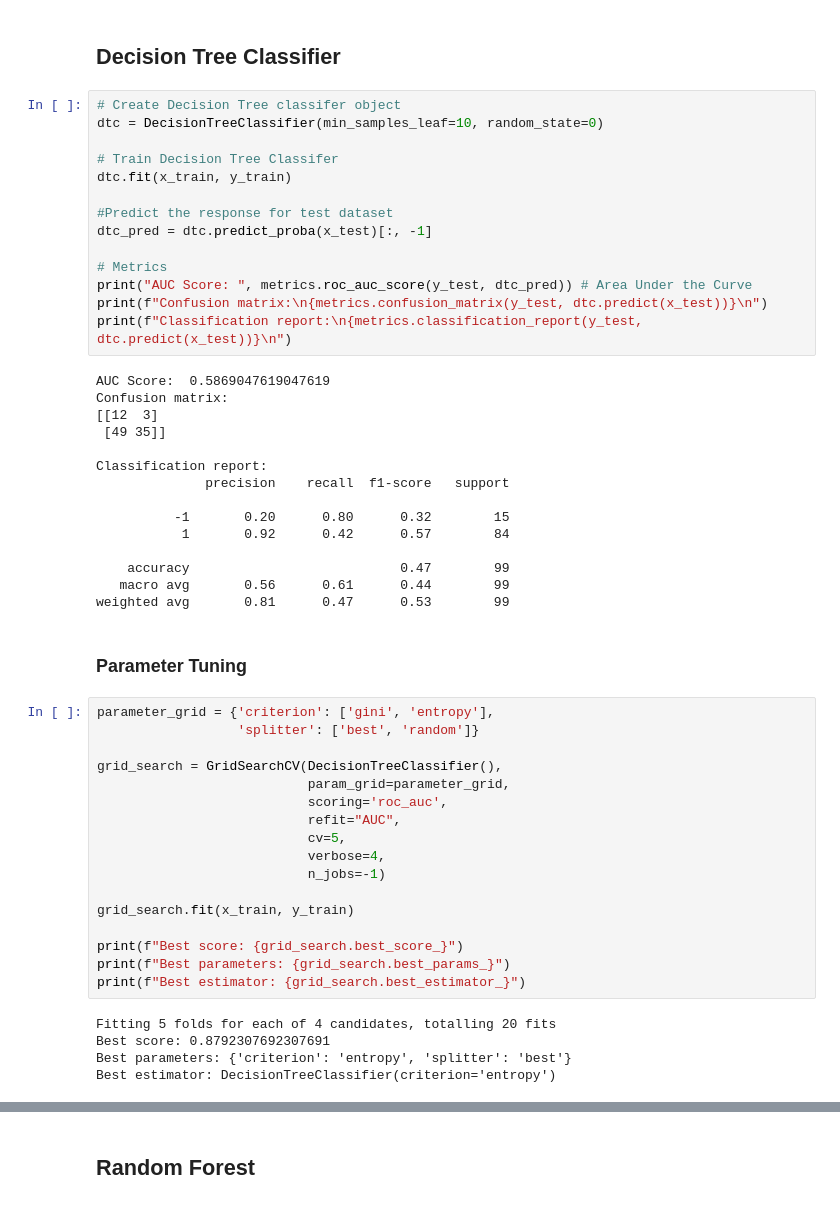
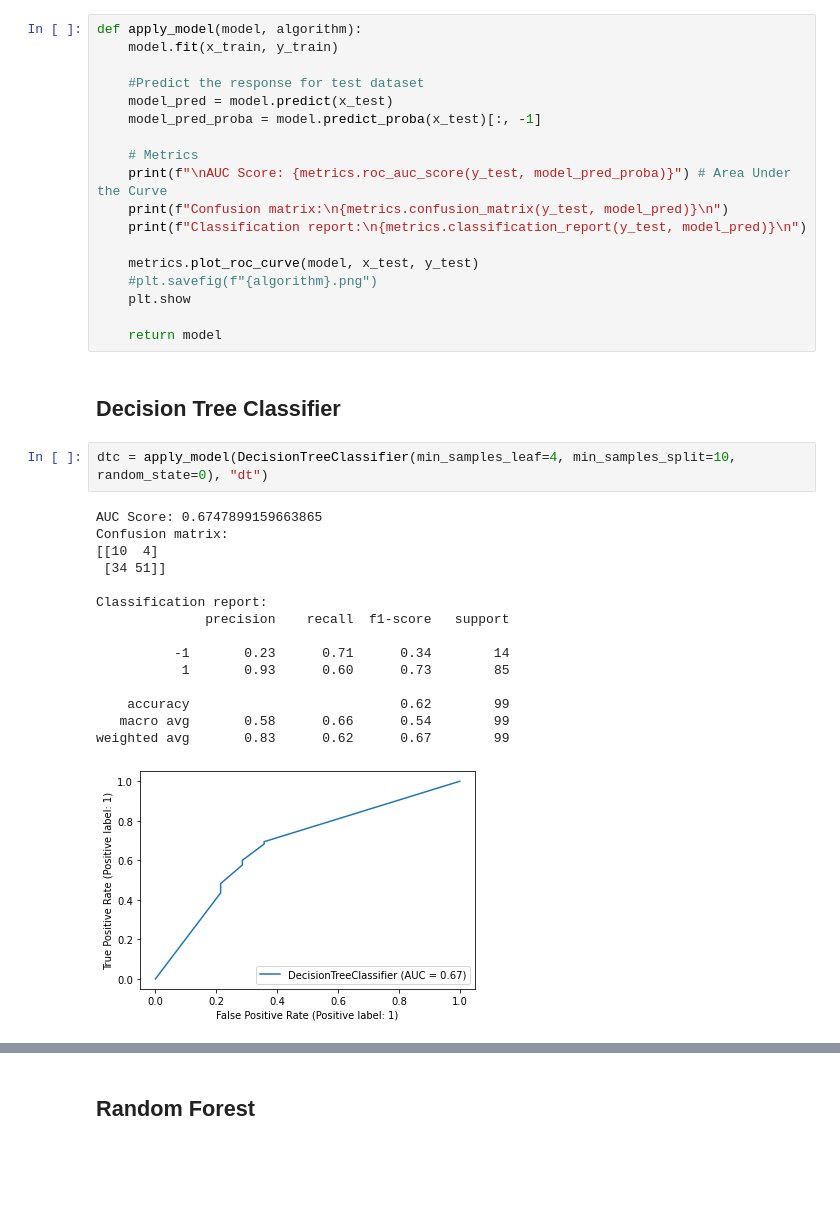
Before and after one commit to Ca-moes/AC, a Jupyter notebook: model.ipynb, the cells around one changed output, grey strips where cells are left out. Saved outputs shown, nothing was run; the diff lists cells and outputs as text; blank space fills up the shorter version.

Commit message:
Separated tuning and models notebook

```diff
--- a/model.ipynb
+++ b/model.ipynb
@@ -71,55 +65,38 @@ x_test = scaler.fit_transform(x_test)
+# %%
+def apply_model(model, algorithm):
+    model.fit(x_train, y_train)
+
+    #Predict the response for test dataset
+    model_pred = model.predict(x_test)
+    model_pred_proba = model.predict_proba(x_test)[:, -1]
+
+    # Metrics
+    print(f"\nAUC Score: {metrics.roc_auc_score(y_test, model_pred_proba)}") # Area Under the Curve
+    print(f"Confusion matrix:\n{metrics.confusion_matrix(y_test, model_pred)}\n")
+    print(f"Classification report:\n{metrics.classification_report(y_test, model_pred)}\n")
+
+    metrics.plot_roc_curve(model, x_test, y_test)
+    #plt.savefig(f"{algorithm}.png")
+    plt.show
+
+    return model
 # %% [markdown]
 ## Decision Tree Classifier
 # %%
-# Create Decision Tree classifer object
-dtc = DecisionTreeClassifier(min_samples_leaf=10, random_state=0)
-
-# Train Decision Tree Classifer
-dtc.fit(x_train, y_train)
-
-#Predict the response for test dataset
-dtc_pred = dtc.predict_proba(x_test)[:, -1]
-
-# Metrics
-print("AUC Score: ", metrics.roc_auc_score(y_test, dtc_pred)) # Area Under the Curve
-print(f"Confusion matrix:\n{metrics.confusion_matrix(y_test, dtc.predict(x_test))}\n")
-print(f"Classification report:\n{metrics.classification_report(y_test, dtc.predict(x_test))}\n")
+dtc = apply_model(DecisionTreeClassifier(min_samples_leaf=4, min_samples_split=10, random_state=0), "dt")
 # %% [output]
-AUC Score:  0.5869047619047619
+AUC Score: 0.6747899159663865
 Confusion matrix:
-[[12  3]
- [49 35]]
+[[10  4]
+ [34 51]]
 
 Classification report:
               precision    recall  f1-score   support
 
-          -1       0.20      0.80      0.32        15
-           1       0.92      0.42      0.57        84
+          -1       0.23      0.71      0.34        14
+           1       0.93      0.60      0.73        85
 
-    accuracy                           0.47        99
-   macro avg       0.56      0.61      0.44        99
-weighted avg       0.81      0.47      0.53        99
+    accuracy                           0.62        99
+   macro avg       0.58      0.66      0.54        99
+weighted avg       0.83      0.62      0.67        99
+[figure, added]
-# %% [markdown]
-### Parameter Tuning
-# %%
-parameter_grid = {'criterion': ['gini', 'entropy'],
-                  'splitter': ['best', 'random']}
-
-grid_search = GridSearchCV(DecisionTreeClassifier(),
-                           param_grid=parameter_grid,
-                           scoring='roc_auc',
-                           refit="AUC",
-                           cv=5,
-                           verbose=4,
-                           n_jobs=-1)
-
-grid_search.fit(x_train, y_train)
-
-print(f"Best score: {grid_search.best_score_}")
-print(f"Best parameters: {grid_search.best_params_}")
-print(f"Best estimator: {grid_search.best_estimator_}")
-# %% [output]
-Fitting 5 folds for each of 4 candidates, totalling 20 fits
-Best score: 0.8792307692307691
-Best parameters: {'criterion': 'entropy', 'splitter': 'best'}
-Best estimator: DecisionTreeClassifier(criterion='entropy')
```
Also changed, not shown: parts of 21 cells of this notebook, 1 other file.
